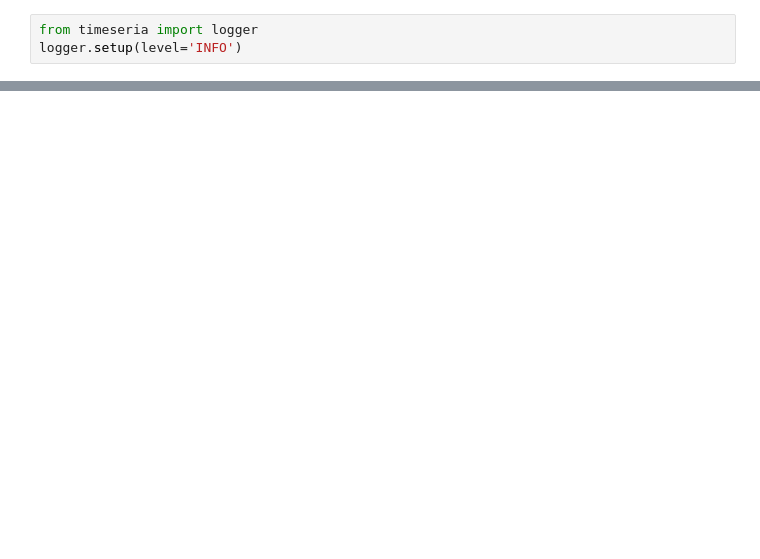
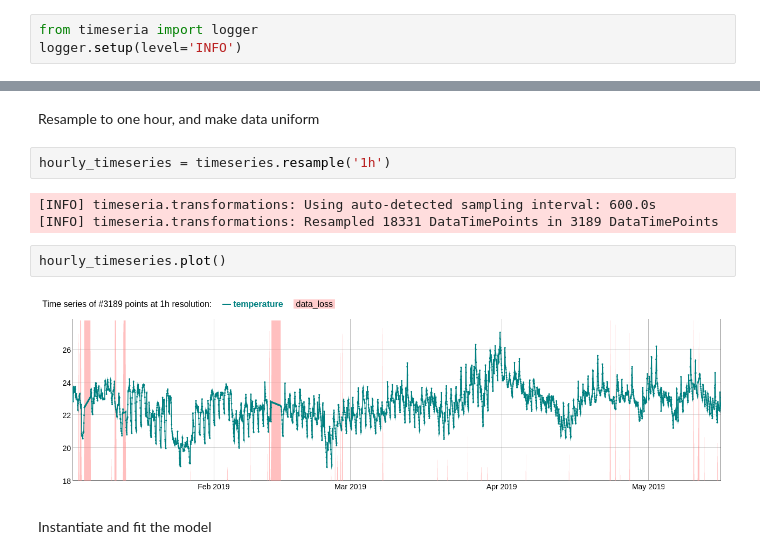
Before and after one commit to sarusso/Timeseria-notebooks, a Jupyter notebook: notebooks/Forecasting - Temperature - Periodic Averages.ipynb, the cells around one changed output, grey strips where cells are left out. Drawn from its saved outputs; the diff is of its cells as text; blank space fills up the shorter version.

```diff
--- a/notebooks/Forecasting - Temperature - Periodic Averages.ipynb
+++ b/notebooks/Forecasting - Temperature - Periodic Averages.ipynb
@@ -143,0 +30,13 @@ forecaster.evaluate(hourly_timeseries, steps=[1], metrics=None, plot=True)
+# %% [markdown]
+Resample to one hour, and make data uniform
+# %%
+hourly_timeseries = timeseries.resample('1h')
+# %% [output]
+[INFO] timeseria.transformations: Using auto-detected sampling interval: 600.0s
+[INFO] timeseria.transformations: Resampled 18331 DataTimePoints in 3189 DataTimePoints
+# %%
+hourly_timeseries.plot()
+# %% [output]
+[figure, added]
+# %% [markdown]
+Instantiate and fit the model
```
Also changed, not shown: parts of 43 cells of this notebook, 2 other files.
